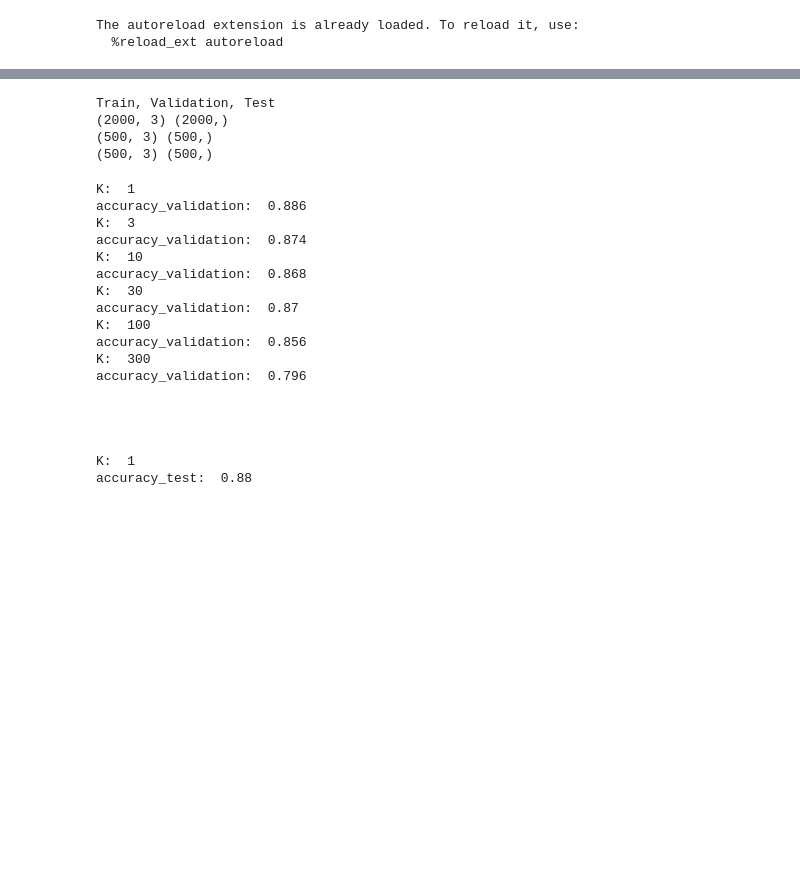
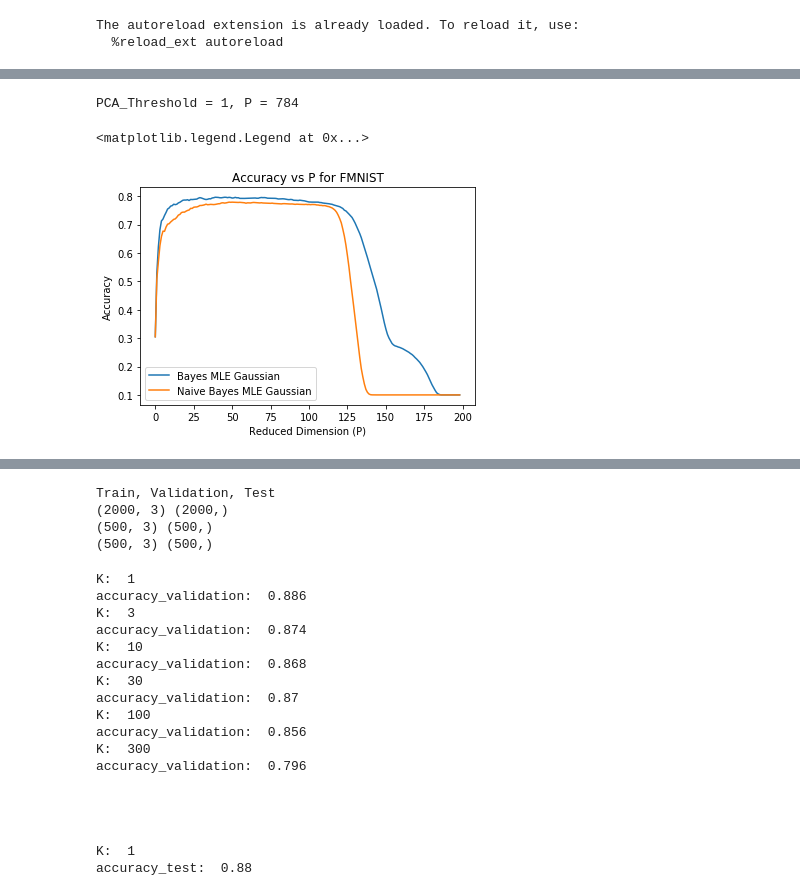
Before and after one commit to Siddhant24/ELL409, a Jupyter notebook: Assigment_1/Assignment 1.ipynb, the cells around one changed output, grey strips where cells are left out. Cells and saved outputs as stored; diff of their text form; code cells hidden in the pictures; blank space fills up the shorter version.

```diff
--- a/Assigment_1/Assignment 1.ipynb
+++ b/Assigment_1/Assignment 1.ipynb
@@ -34,0 +123,27 @@ The autoreload extension is already loaded. To reload it, use:
+# %%
+bayes = []
+naiveBayes = []
+(X_trainC, y_train, X_valC, y_val, X_testC, y_test) = prepareFMNISTData(PCA_threshold=1);
+for p in range(1,200):
+    X_train = X_trainC[:,:p]
+    X_val = X_valC[:,:p]
+    y_pred = bayesClassifier(X_val, X_train, y_train, maximumLikelyhoodEstimation)
+    bayes.append(accuracy(y_pred, y_val))
+    y_pred = naiveBayesClassifier(X_val, X_train, y_train, maximumLikelyhoodEstimation)
+    naiveBayes.append(accuracy(y_pred, y_val))
+
+plt.plot(bayes, label = 'Bayes MLE Gaussian')
+plt.plot(naiveBayes, label = 'Naive Bayes MLE Gaussian')
+plt.xlabel('Reduced Dimension (P)')
+plt.ylabel('Accuracy')
+plt.title('Accuracy vs P for FMNIST')
+plt.axis('on')
+plt.legend()
+
+
+#np.max(Bayes) = 0.796
+#np.max(Naive-Bayes) = 0.778
+# %% [output]
+PCA_Threshold = 1, P = 784
+<matplotlib.legend.Legend at 0x...>
+[figure, added]
```
Also changed, not shown: parts of 13 cells of this notebook, 2 other files.
